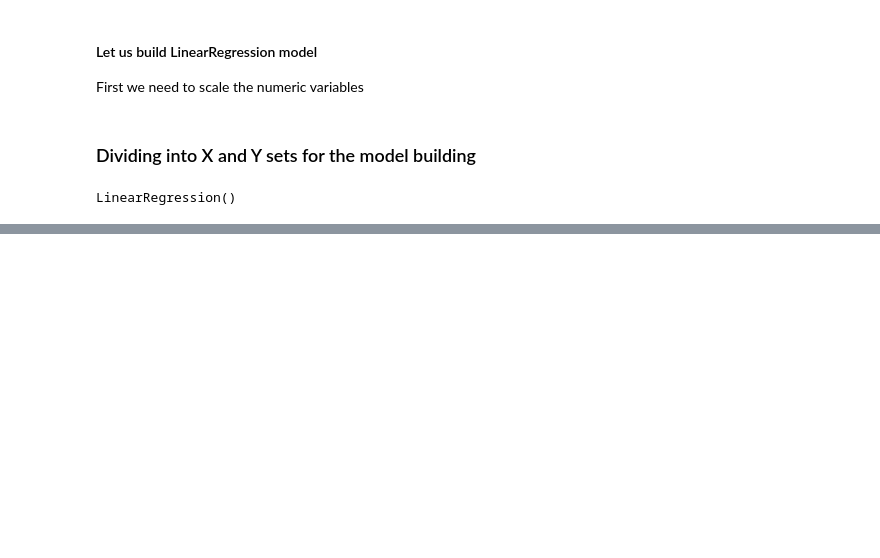
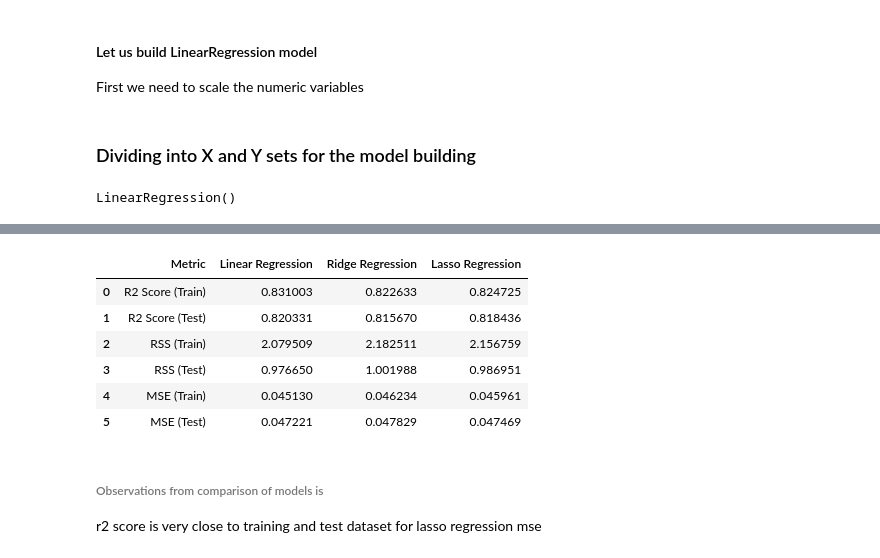
Before and after one commit to rasikasonar/AdvancedRegressionAssignment, a Jupyter notebook: AdvancedRegressionAssignment.ipynb, the cells around one changed output, grey strips where cells are left out. Cells and saved outputs as stored; diff of their text form; code cells hidden in the pictures; blank space fills up the shorter version.

```diff
--- a/AdvancedRegressionAssignment.ipynb
+++ b/AdvancedRegressionAssignment.ipynb
@@ -385,0 +592,14 @@ metric.append("mse_test_lr {}".format(mse_test_lr**0.5))
+# %%
+final_metric
+# %% [output]
+|  | Metric | Linear Regression | Ridge Regression | Lasso Regression |
+| 0 | R2 Score (Train) | 0.831003 | 0.822633 | 0.824725 |
+| 1 | R2 Score (Test) | 0.820331 | 0.815670 | 0.818436 |
+| 2 | RSS (Train) | 2.079509 | 2.182511 | 2.156759 |
+| 3 | RSS (Test) | 0.976650 | 1.001988 | 0.986951 |
+| 4 | MSE (Train) | 0.045130 | 0.046234 | 0.045961 |
+| 5 | MSE (Test) | 0.047221 | 0.047829 | 0.047469 |
+# %% [markdown]
+###### Observations from comparison of models is
+r2 score is very close to training and test dataset for lasso regression
+mse
```
Also changed, not shown: parts of 46 cells of this notebook.
